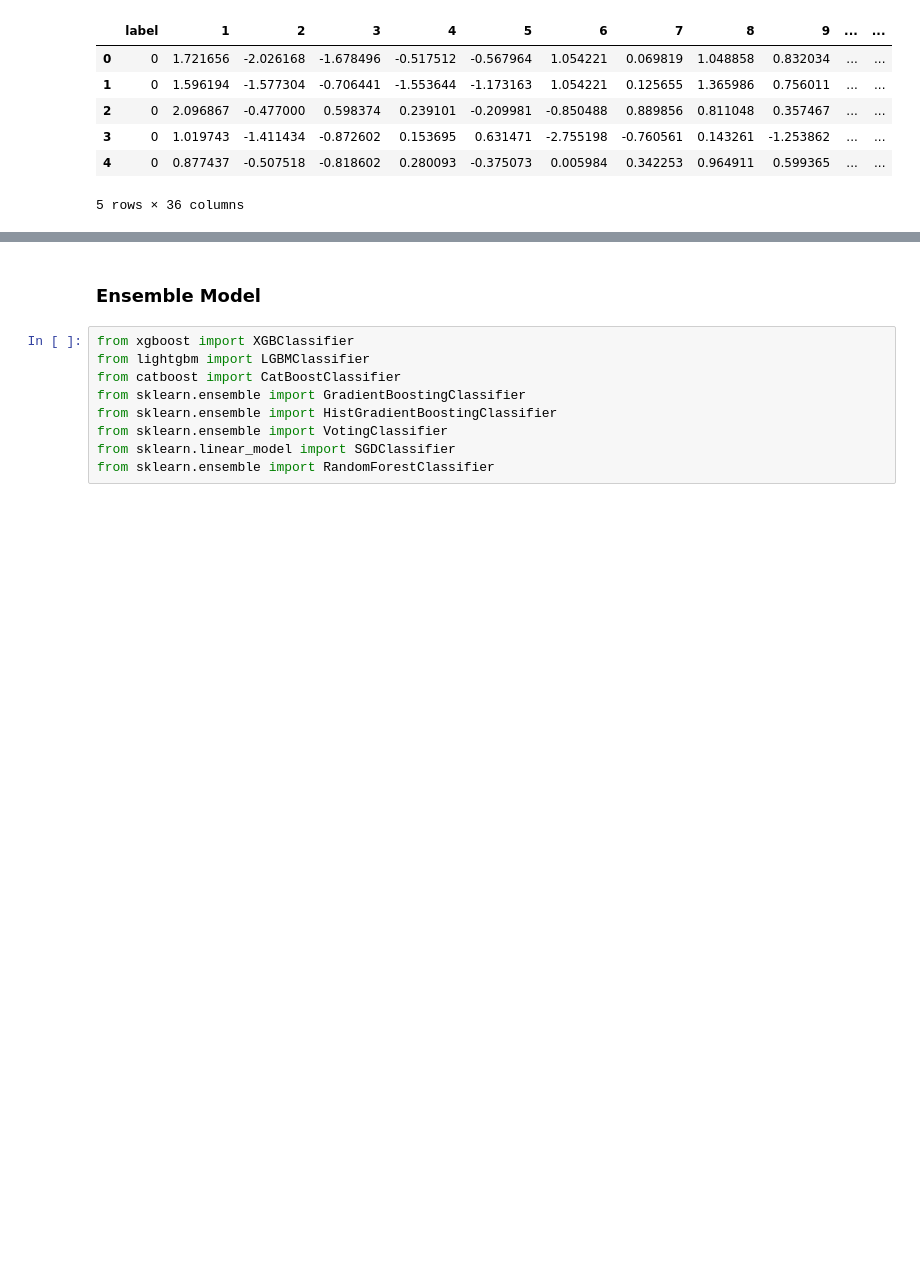
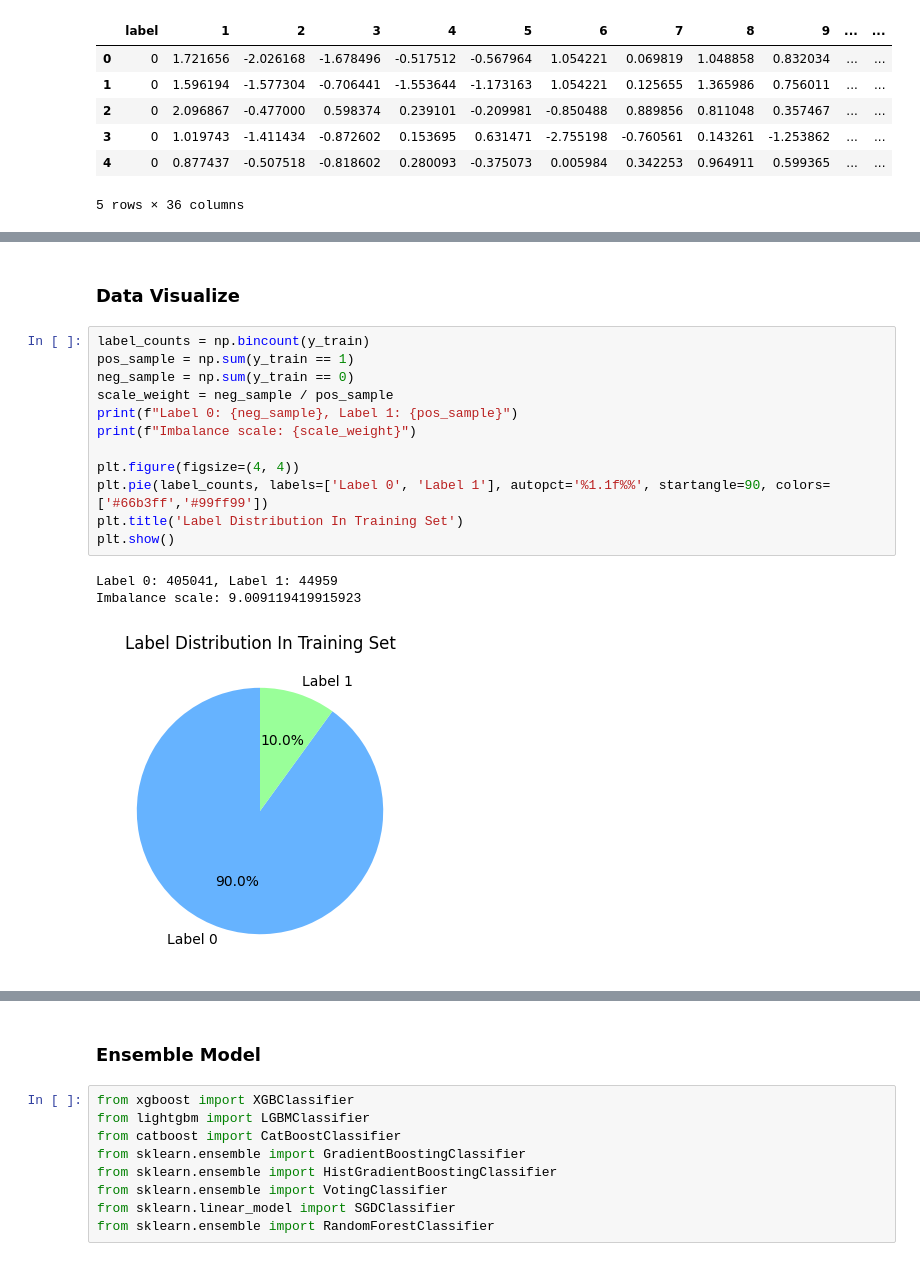
Before and after one commit to huiyuiui/MLCompetition, a Jupyter notebook: team22.ipynb, the cells around one changed output, grey strips where cells are left out. Cells and saved outputs as stored; diff of their text form; blank space fills up the shorter version.

```diff
--- a/team22.ipynb
+++ b/team22.ipynb
@@ -52 +89,19 @@ X_valid shape: (50000, 35), y_valid shape: (50000,)
+# %% [markdown]
+### Data Visualize
+# %%
+label_counts = np.bincount(y_train)
+pos_sample = np.sum(y_train == 1)
+neg_sample = np.sum(y_train == 0)
+scale_weight = neg_sample / pos_sample
+print(f"Label 0: {neg_sample}, Label 1: {pos_sample}")
+print(f"Imbalance scale: {scale_weight}")
+
+plt.figure(figsize=(4, 4))
+plt.pie(label_counts, labels=['Label 0', 'Label 1'], autopct='%1.1f%%', startangle=90, colors=['#66b3ff','#99ff99'])
+plt.title('Label Distribution In Training Set')
+plt.show()
+# %% [output]
+Label 0: 405041, Label 1: 44959
+Imbalance scale: 9.009119419915923
+[figure, added]
 # %%
```
Also changed, not shown: parts of 26 cells of this notebook.
